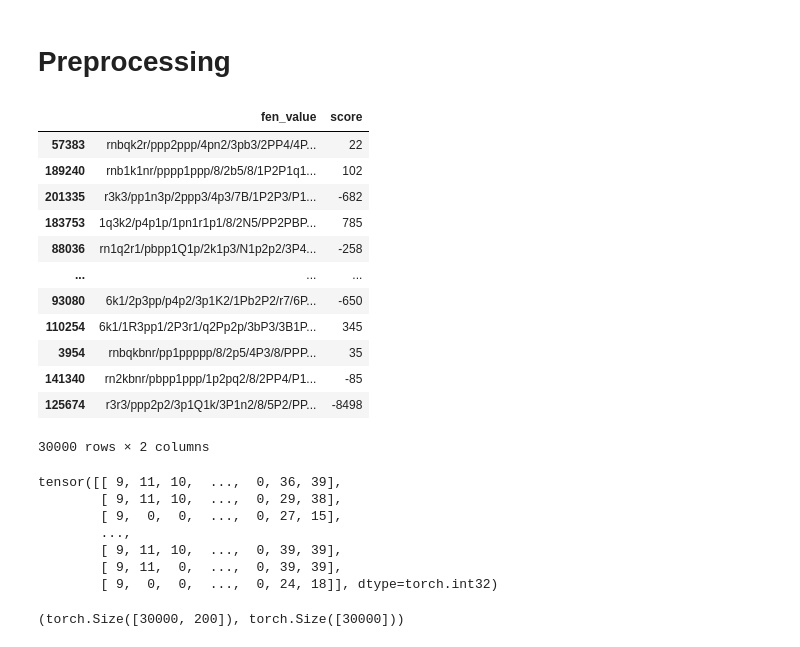
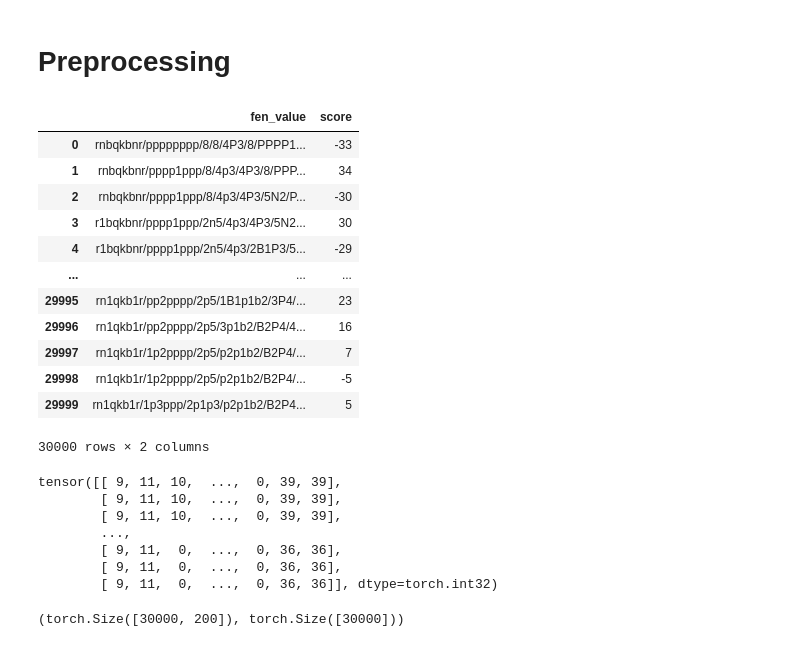
Before and after one commit to Arjun-G-Ravi/AI-Chess, a Jupyter notebook: chessEngineTrainer.ipynb, the cells around one changed output. Drawn from its saved outputs; the diff is of its cells as text; code cells hidden in the pictures.

```diff
--- a/chessEngineTrainer.ipynb
+++ b/chessEngineTrainer.ipynb
@@ -9,20 +9,21 @@ from torch.optim.lr_scheduler import CosineAnnealingLR
 # Preprocessing
 # %%
 df = pd.read_csv('fen_analysis.csv').sample(frac=1)[:30000] # This shuffles the rows
+df = pd.read_csv('fen_analysis.csv')[:30000] # no shuffle
 df
 # %% [output]
 |  | fen_value | score |
-| 57383 | rnbqk2r/ppp2ppp/4pn2/3pb3/2PP4/4P... | 22 |
-| 189240 | rnb1k1nr/pppp1ppp/8/2b5/8/1P2P1q1... | 102 |
-| 201335 | r3k3/pp1n3p/2ppp3/4p3/7B/1P2P3/P1... | -682 |
-| 183753 | 1q3k2/p4p1p/1pn1r1p1/8/2N5/PP2PBP... | 785 |
-| 88036 | rn1q2r1/pbpp1Q1p/2k1p3/N1p2p2/3P4... | -258 |
+| 0 | rnbqkbnr/pppppppp/8/8/4P3/8/PPPP1... | -33 |
+| 1 | rnbqkbnr/pppp1ppp/8/4p3/4P3/8/PPP... | 34 |
+| 2 | rnbqkbnr/pppp1ppp/8/4p3/4P3/5N2/P... | -30 |
+| 3 | r1bqkbnr/pppp1ppp/2n5/4p3/4P3/5N2... | 30 |
+| 4 | r1bqkbnr/pppp1ppp/2n5/4p3/2B1P3/5... | -29 |
 | ... | ... | ... |
-| 93080 | 6k1/2p3pp/p4p2/3p1K2/1Pb2P2/r7/6P... | -650 |
-| 110254 | 6k1/1R3pp1/2P3r1/q2Pp2p/3bP3/3B1P... | 345 |
-| 3954 | rnbqkbnr/pp1ppppp/8/2p5/4P3/8/PPP... | 35 |
-| 141340 | rn2kbnr/pbpp1ppp/1p2pq2/8/2PP4/P1... | -85 |
-| 125674 | r3r3/ppp2p2/3p1Q1k/3P1n2/8/5P2/PP... | -8498 |
+| 29995 | rn1qkb1r/pp2pppp/2p5/1B1p1b2/3P4/... | 23 |
+| 29996 | rn1qkb1r/pp2pppp/2p5/3p1b2/B2P4/4... | 16 |
+| 29997 | rn1qkb1r/1p2pppp/2p5/p2p1b2/B2P4/... | 7 |
+| 29998 | rn1qkb1r/1p2pppp/2p5/p2p1b2/B2P4/... | -5 |
+| 29999 | rn1qkb1r/1p3ppp/2p1p3/p2p1b2/B2P4... | 5 |
 30000 rows × 2 columns
 # %%
 encoder_object = ChessEncoder()
@@ -36,13 +37,13 @@ X = torch.tensor(fen_encodings, dtype=torch.int32)
 # %%
 X
 # %% [output]
-tensor([[ 9, 11, 10,  ...,  0, 36, 39],
-        [ 9, 11, 10,  ...,  0, 29, 38],
-        [ 9,  0,  0,  ...,  0, 27, 15],
+tensor([[ 9, 11, 10,  ...,  0, 39, 39],
+        [ 9, 11, 10,  ...,  0, 39, 39],
+        [ 9, 11, 10,  ...,  0, 39, 39],
         ...,
-        [ 9, 11, 10,  ...,  0, 39, 39],
-        [ 9, 11,  0,  ...,  0, 39, 39],
-        [ 9,  0,  0,  ...,  0, 24, 18]], dtype=torch.int32)
+        [ 9, 11,  0,  ...,  0, 36, 36],
+        [ 9, 11,  0,  ...,  0, 36, 36],
+        [ 9, 11,  0,  ...,  0, 36, 36]], dtype=torch.int32)
 # %%
 score_encodings = []
 for y_i in df['score']:
```
Also changed, not shown: parts of 9 cells of this notebook, 1 other file.
